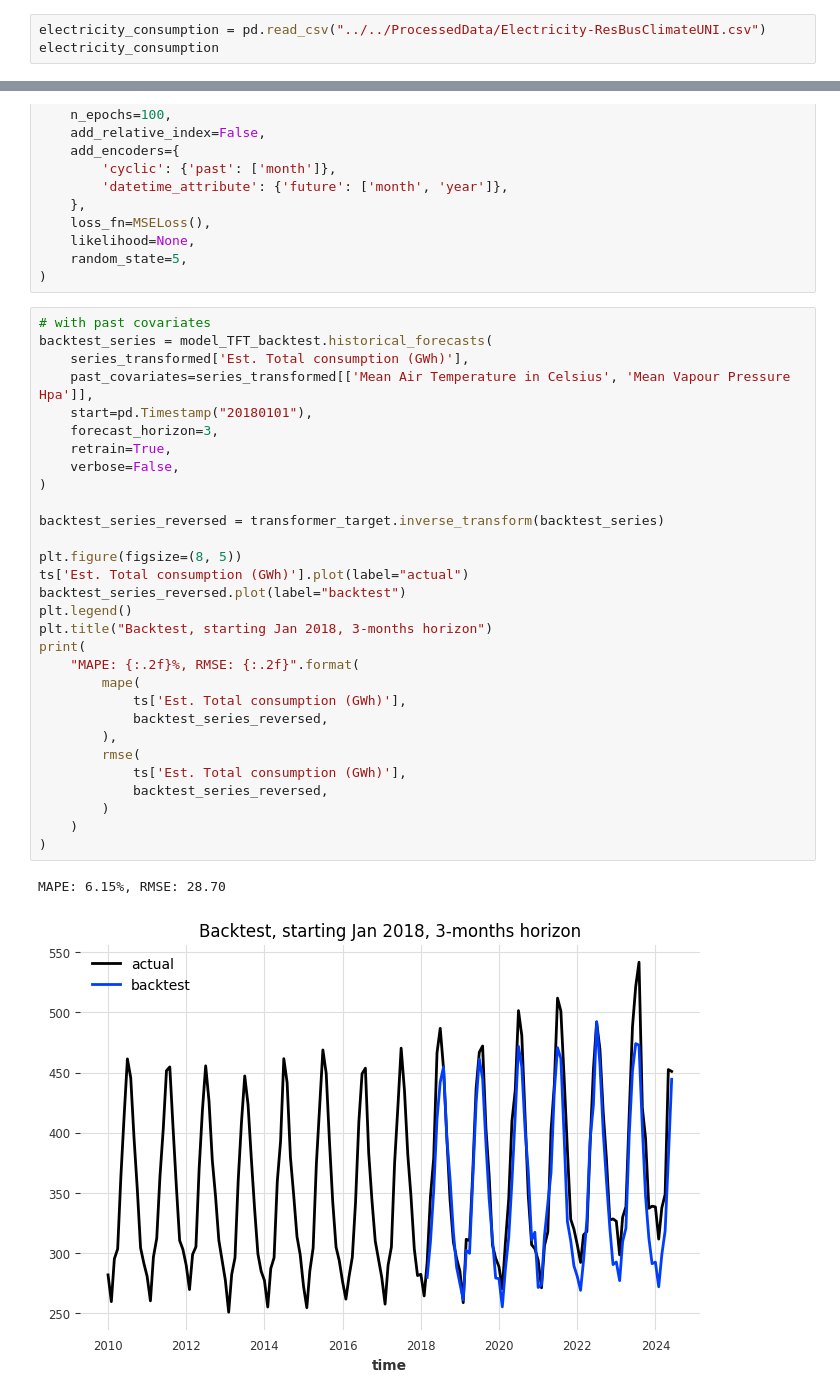
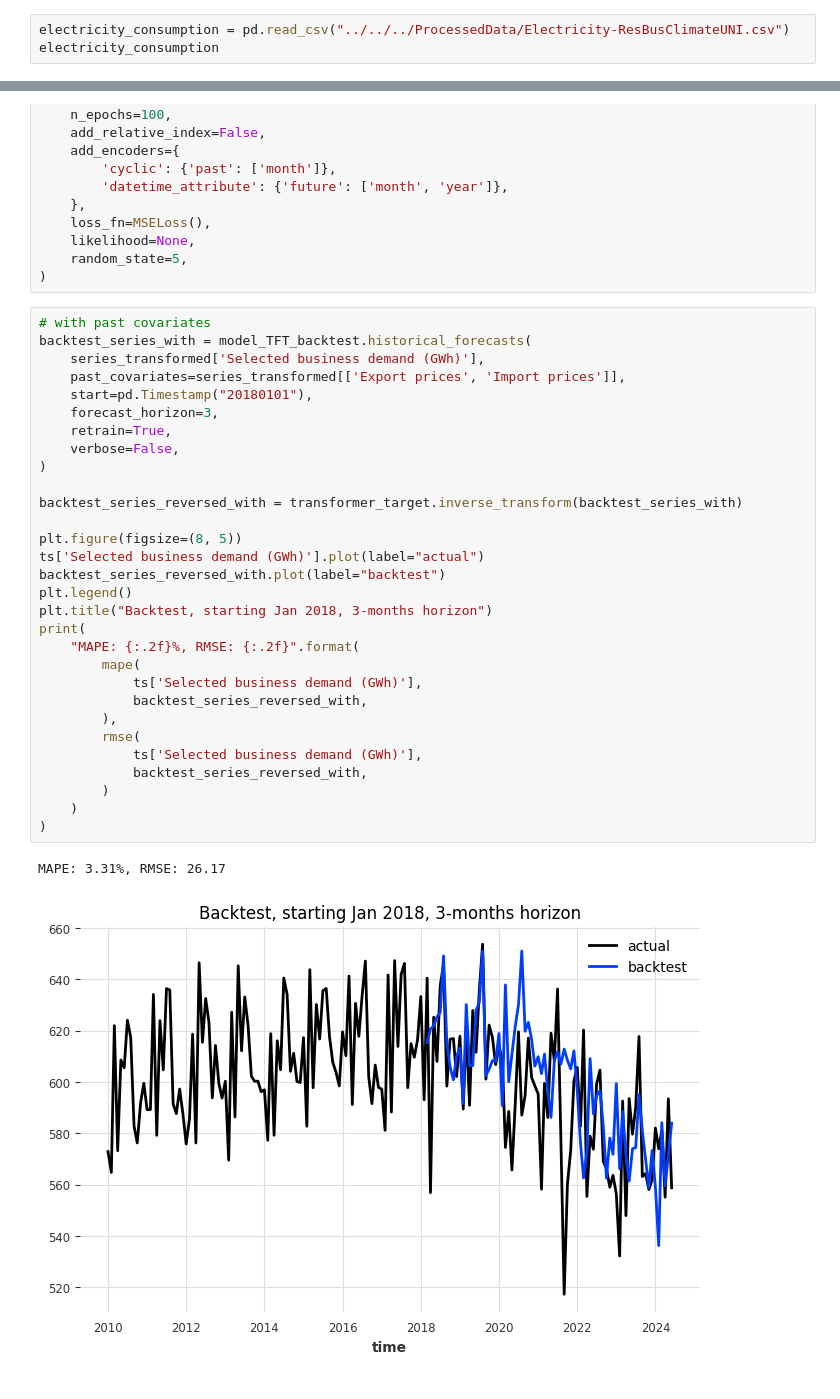
Before and after one commit to TheVeryCoolJackson/COMPSCI760-Electricity-Timeseries, a Jupyter notebook: Business/TFT_UNI_bus.ipynb, the cells around one changed output, grey strips where cells are left out. Cells and saved outputs as stored; diff of their text form.

```diff
--- a/Business/TFT_UNI_bus.ipynb
+++ b/Business/TFT_UNI_bus.ipynb
@@ -49,7 +48,7 @@ logging.disable(logging.CRITICAL)
 # %% [markdown]
 # Weather Dataset
 # %%
-electricity_consumption = pd.read_csv("../../ProcessedData/Electricity-ResBusClimateUNI.csv")
+electricity_consumption = pd.read_csv("../../../ProcessedData/Electricity-ResBusClimateUNI.csv")
 electricity_consumption
 # %% [output]
 |  | Date | Total Rainfall Mm | Mean Air Temperature in Celsius | Mean Vapour Pressure Hpa | Mean Wind Speed M/Sec | ... |
@@ -203,36 +200,36 @@ model_TFT_backtest = TFTModel(
 )
 # %%
 # with past covariates
-backtest_series = model_TFT_backtest.historical_forecasts(
-    series_transformed['Est. Total consumption (GWh)'],
-    past_covariates=series_transformed[['Mean Air Temperature in Celsius', 'Mean Vapour Pressure Hpa']],
+backtest_series_with = model_TFT_backtest.historical_forecasts(
+    series_transformed['Selected business demand (GWh)'],
+    past_covariates=series_transformed[['Export prices', 'Import prices']],
     start=pd.Timestamp("20180101"),
     forecast_horizon=3,
     retrain=True,
     verbose=False,
 )
 
-backtest_series_reversed = transformer_target.inverse_transform(backtest_series)
+backtest_series_reversed_with = transformer_target.inverse_transform(backtest_series_with)
 
 plt.figure(figsize=(8, 5))
-ts['Est. Total consumption (GWh)'].plot(label="actual")
-backtest_series_reversed.plot(label="backtest")
+ts['Selected business demand (GWh)'].plot(label="actual")
+backtest_series_reversed_with.plot(label="backtest")
 plt.legend()
 plt.title("Backtest, starting Jan 2018, 3-months horizon")
 print(
     "MAPE: {:.2f}%, RMSE: {:.2f}".format(
         mape(
-            ts['Est. Total consumption (GWh)'],
-            backtest_series_reversed,
+            ts['Selected business demand (GWh)'],
+            backtest_series_reversed_with,
         ),
         rmse(
-            ts['Est. Total consumption (GWh)'],
-            backtest_series_reversed,
+            ts['Selected business demand (GWh)'],
+            backtest_series_reversed_with,
         )
     )
 )
 # %% [output]
-MAPE: 6.15%, RMSE: 28.70
+MAPE: 3.31%, RMSE: 26.17
-[figure, old version]
+[figure, new version]
 # %%
 # without past covariates
```
Also changed, not shown: parts of 5 cells of this notebook, 19 other files.
